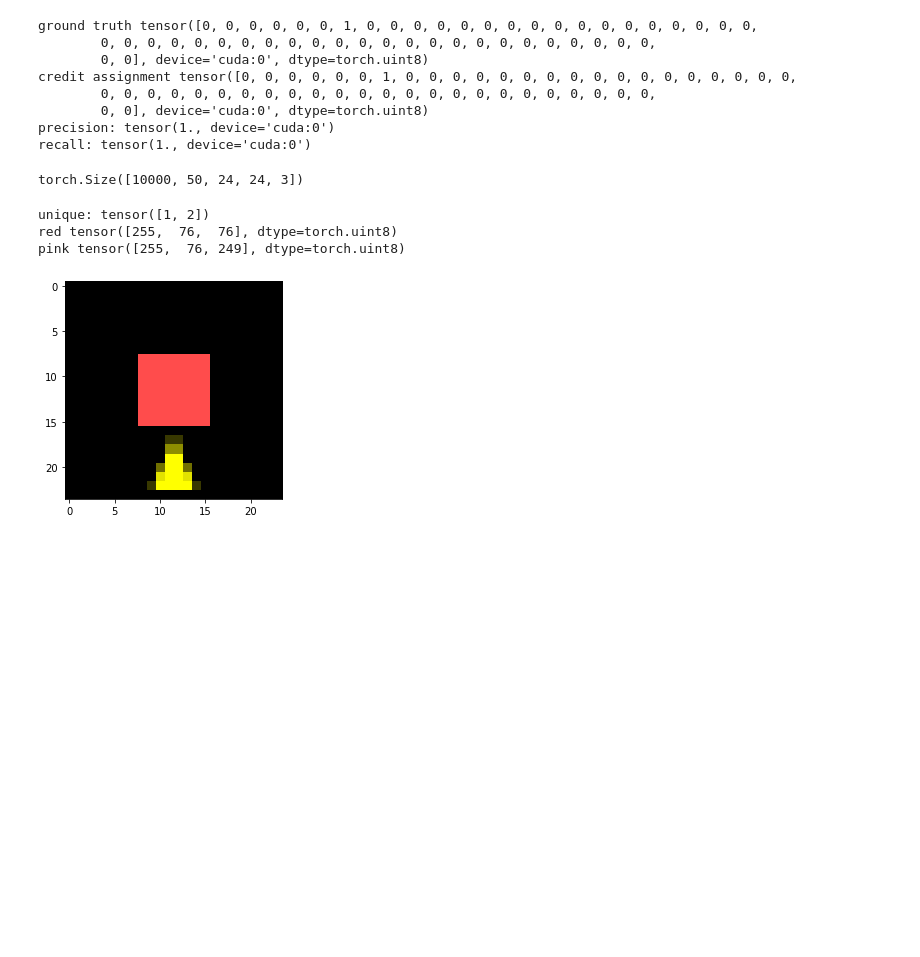
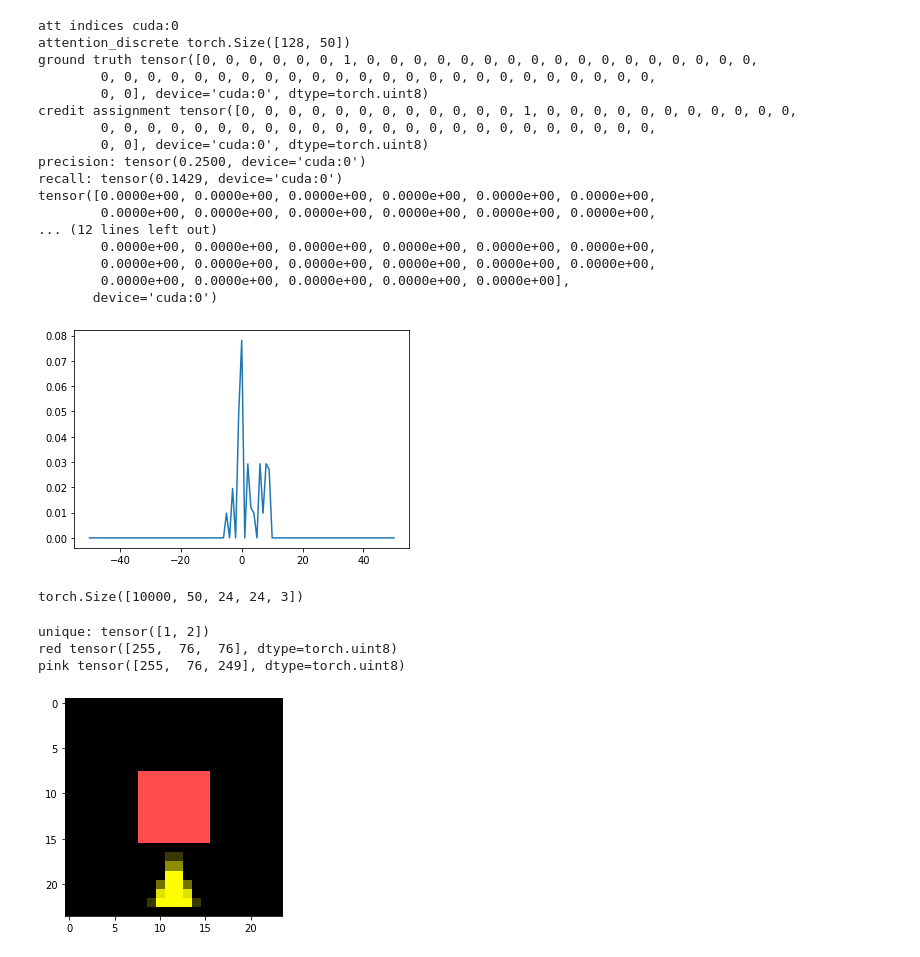
Before and after one commit to mbalesni/rl-secret, a Jupyter notebook: test.ipynb, the cells around one changed output. Drawn from its saved outputs; the diff is of its cells as text; code cells hidden in the pictures; blank space fills up the shorter version.

```diff
--- a/test.ipynb
+++ b/test.ipynb
@@ -13,6 +14,7 @@ device = torch.device('cuda')
 
 dataset = torch.load(data_path)
 trigger_activations = find_activations(dataset.observations, dataset.actions, target='trigger').to(device)
+trigger_activations_indices = torch.argmax(trigger_activations, axis=-1).to(device) # indices of steps when action to take the trigger was taken
 prize_activations = find_activations(dataset.observations, dataset.actions, target='prize')
 prize_activations_indices = torch.argmax(prize_activations, axis=-1) # indices of steps when action to take the prize was taken
 episodes_with_prize_mask = torch.sum(prize_activations, axis=-1).to(device) # mask for episodes where prizes were taken
@@ -44,13 +64,16 @@ model = RewardPredictor(OBSERVATION_SPACE_DIMS, ACTION_SPACE_SIZE, device, verbo
 
 ATTENTION_THRESHOLD = 0.2
 
+seq_len = dataset.observations.shape[1]
+attention_weights_global = torch.zeros((batch_size, seq_len*2+1), device=device) # N, S*2
+
 for i, batch in enumerate(train_loader):
     observations, actions, returns, indices = batch
-
 
     N, _, _ = actions.shape
 
     trigger_activations_batch = trigger_activations[indices] # credit assignment ground truth
+    trigger_activations_indices_batch = trigger_activations_indices[indices]
     prize_activations_batch = prize_activations_indices[indices] # moments at which we want to evaluate attention
     prize_episodes_mask_batch = episodes_with_prize_mask[indices] # mask to zero out attention in episodes without touching prize
 
@@ -61,42 +84,74 @@ for i, batch in enumerate(train_loader):
                     2, 4).transpose(0, 1).to(device)
     actions = actions.transpose(0, 1).to(device)
     returns = returns.transpose(0, 1).to(device)
 
-    _, attention = model(observations, actions, output_attention=True) # (N, L, S) where `L` - reward sequence, `S` - inputs sequence
+    _, attention_matrices = model(observations, actions, output_attention=True) # (N, L, S) where `L` - reward sequence, `S` - inputs sequence
 
-    # for some weird reason, attention[:, prize_activations_batch] results in [N, N, S] rather than [N, S]
+    # for some weird reason, attention_matrices[:, prize_activations_batch] results in [N, N, S] rather than [N, S]
     # fixed with help of: https://discuss.pytorch.org/t/selecting-element-on-dimension-from-list-of-indexes/36319/2?u=nick-baliesnyi
-    attention_vals = attention[torch.arange(N), prize_activations_batch]
+    attention_vals = attention_matrices[torch.arange(N), prize_activations_batch]
     attention_vals *= prize_episodes_mask_batch[:, None] # zero out episodes where prize wasn't touched
 
     episode = 3
 
     attention_discrete = torch.gt(attention_vals, ATTENTION_THRESHOLD, out=torch.empty(attention_vals.shape, dtype=torch.uint8, device=device))
+
+    attention_indices = torch.arange(0, seq_len) + seq_len
+    attention_indices = attention_indices.repeat(batch_size, 1).to(device)
+    print('att indices', attention_indices.device)
+    attention_indices -= trigger_activations_indices_batch[:, None]
+
+    added_values = torch.zeros_like(attention_weights_global)
+    attention_weights_global += added_values.scatter(1, attention_indices, attention_vals)
+
+    print('attention_discrete', attention_discrete.shape)
     print('ground truth', trigger_activations_batch[episode])
     print('credit assignment', attention_discrete[episode])
 
     # TODO: padding mask
-    true_positives = torch.sum(torch.logical_and(attention_discrete[episode], trigger_activations_batch[episode]))
-    precision = true_positives / torch.sum(attention_discrete[episode])
-    recall = true_positives / torch.sum(trigger_activations_batch[episode])
+    true_positives = torch.sum(torch.logical_and(attention_discrete, trigger_activations_batch))
+    precision = true_positives / torch.sum(attention_discrete)
+    recall = true_positives / torch.sum(trigger_activations_batch)
 
     print('precision:', precision)
     print('recall:', recall)
+
+    weights_averaged = torch.sum(attention_weights_global, axis=0) / batch_size
+    x_axis = torch.arange(weights_averaged.shape[0]) - seq_len
+    plt.plot(x_axis.cpu(), weights_averaged.cpu())
+    print(weights_averaged)
+
+    # if log:
+    #    weights_averaged = torch.sum(attention_weights_global, axis=0) / batch_size # / log_frequency
+    #    attention_weights_global *= 0
+    #    x_axis = torch.arange(weights_averaged.shape[0]) - seq_len
+    #    plt.plot(x_axis.cpu(), weights_averaged.cpu())
+    #    wandb.log('chart', plt)
 
     # episode = 3
     # attn = attention_at_prize_activations[episode].detach().cpu().numpy()
     # plt.plot(attn)
 
     break
 # %% [output]
+att indices cuda:0
+attention_discrete torch.Size([128, 50])
 ground truth tensor([0, 0, 0, 0, 0, 0, 1, 0, 0, 0, 0, 0, 0, 0, 0, 0, 0, 0, 0, 0, 0, 0, 0, 0,
         0, 0, 0, 0, 0, 0, 0, 0, 0, 0, 0, 0, 0, 0, 0, 0, 0, 0, 0, 0, 0, 0, 0, 0,
         0, 0], device='cuda:0', dtype=torch.uint8)
-credit assignment tensor([0, 0, 0, 0, 0, 0, 1, 0, 0, 0, 0, 0, 0, 0, 0, 0, 0, 0, 0, 0, 0, 0, 0, 0,
+credit assignment tensor([0, 0, 0, 0, 0, 0, 0, 0, 0, 0, 0, 0, 1, 0, 0, 0, 0, 0, 0, 0, 0, 0, 0, 0,
         0, 0, 0, 0, 0, 0, 0, 0, 0, 0, 0, 0, 0, 0, 0, 0, 0, 0, 0, 0, 0, 0, 0, 0,
         0, 0], device='cuda:0', dtype=torch.uint8)
-precision: tensor(1., device='cuda:0')
-recall: tensor(1., device='cuda:0')
+precision: tensor(0.2500, device='cuda:0')
+recall: tensor(0.1429, device='cuda:0')
+tensor([0.0000e+00, 0.0000e+00, 0.0000e+00, 0.0000e+00, 0.0000e+00, 0.0000e+00,
+        0.0000e+00, 0.0000e+00, 0.0000e+00, 0.0000e+00, 0.0000e+00, 0.0000e+00,
+... (12 lines left out)
+        0.0000e+00, 0.0000e+00, 0.0000e+00, 0.0000e+00, 0.0000e+00, 0.0000e+00,
+        0.0000e+00, 0.0000e+00, 0.0000e+00, 0.0000e+00, 0.0000e+00, 0.0000e+00,
+        0.0000e+00, 0.0000e+00, 0.0000e+00, 0.0000e+00, 0.0000e+00],
+       device='cuda:0')
+[figure, added]
 # %%
 train_loader.dataset.dataset.observations
 # %% [output]
```
Also changed, not shown: parts of 5 cells of this notebook, 1 other file.
